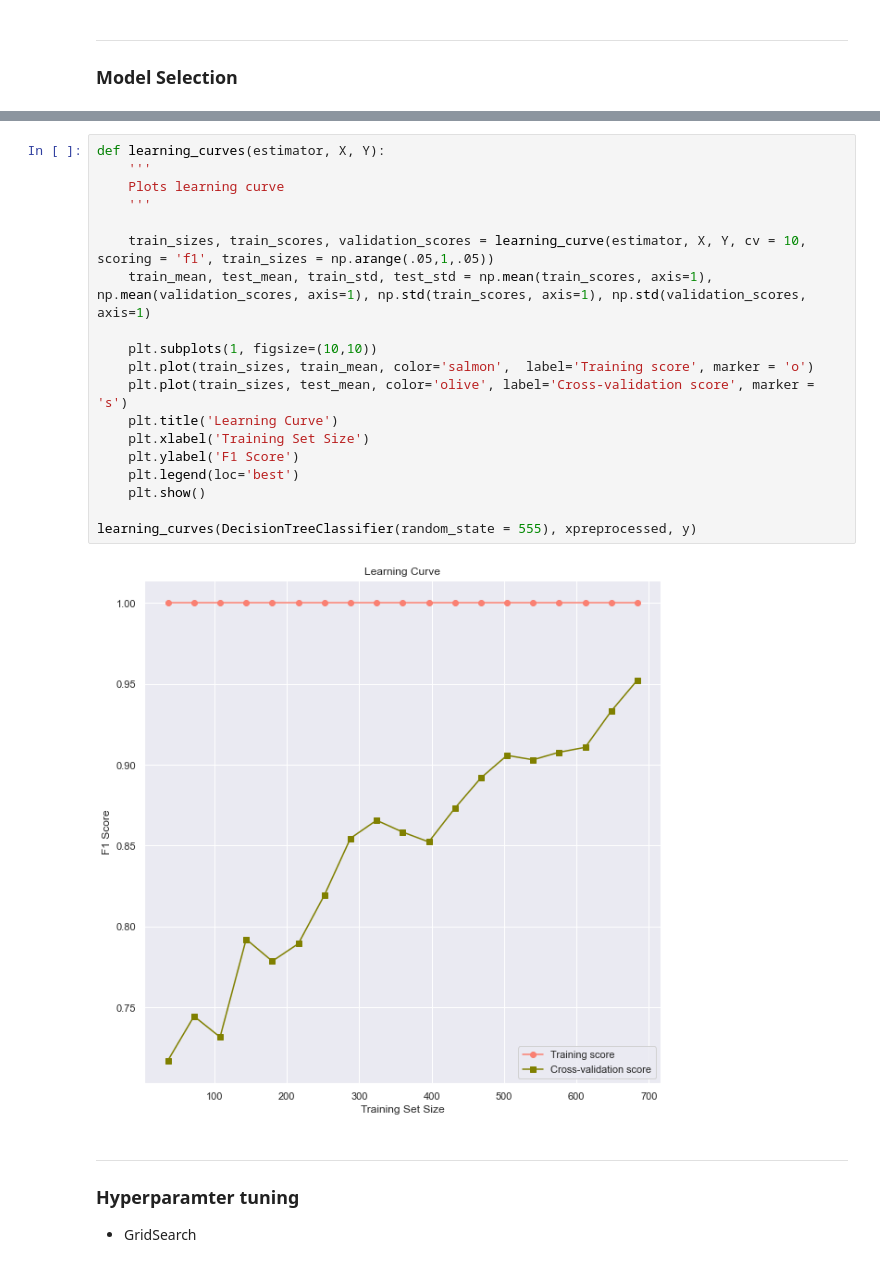
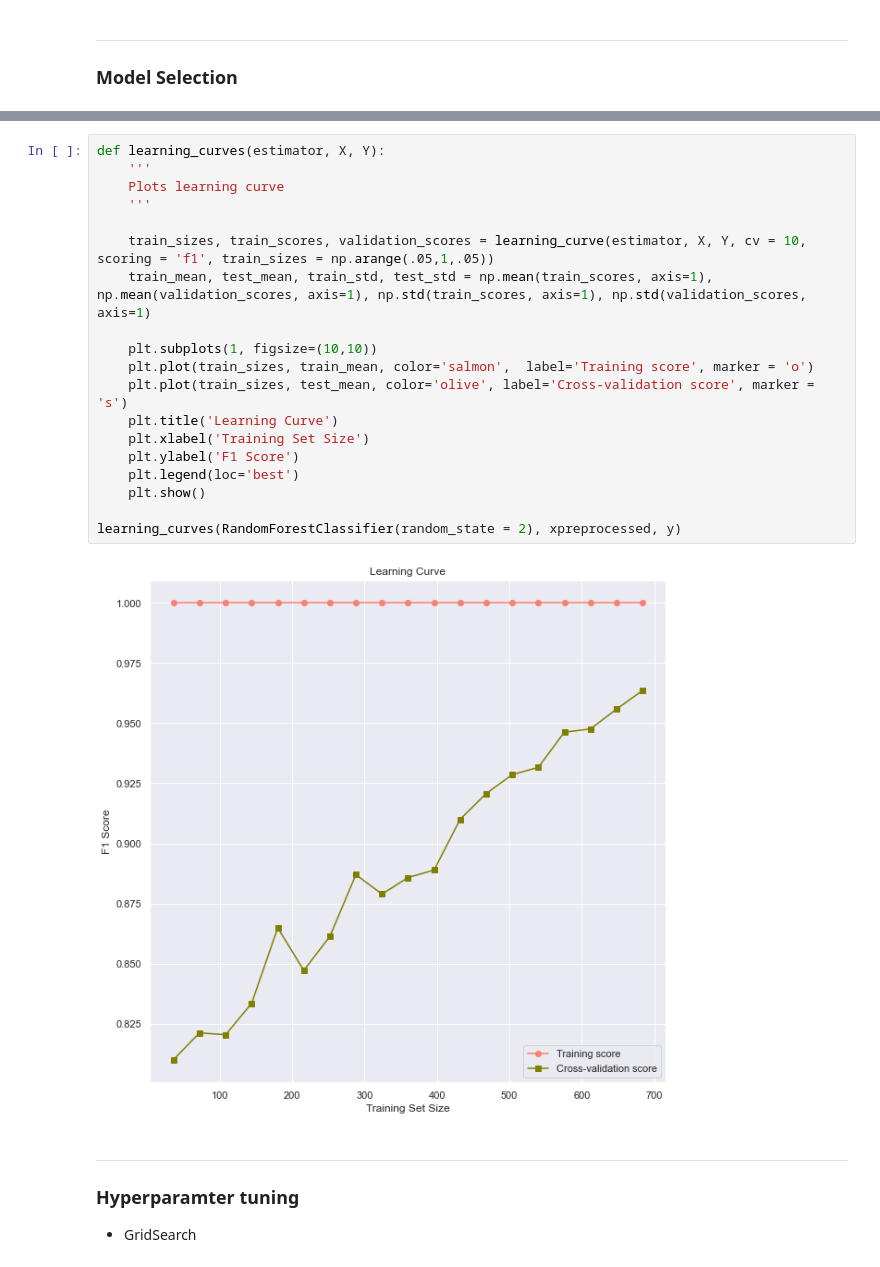
Before and after one commit to lstk44/TheSmithParasiteNOVA, a Jupyter notebook: ParasiteNotebook.ipynb, the cells around one changed output, grey strips where cells are left out. Cells and saved outputs as stored; diff of their text form.

```diff
--- a/ParasiteNotebook.ipynb
+++ b/ParasiteNotebook.ipynb
@@ -384,24 +354,24 @@ roc_auc(classifiers, xtrain_rfe, ytrain, xval_rfe, yval)
 # %%
 def learning_curves(estimator, X, Y):
     '''
     Plots learning curve
     '''
 
     train_sizes, train_scores, validation_scores = learning_curve(estimator, X, Y, cv = 10, scoring = 'f1', train_sizes = np.arange(.05,1,.05))
     train_mean, test_mean, train_std, test_std = np.mean(train_scores, axis=1), np.mean(validation_scores, axis=1), np.std(train_scores, axis=1), np.std(validation_scores, axis=1)
 
     plt.subplots(1, figsize=(10,10))
     plt.plot(train_sizes, train_mean, color='salmon',  label='Training score', marker = 'o')
     plt.plot(train_sizes, test_mean, color='olive', label='Cross-validation score', marker = 's')
     plt.title('Learning Curve')
     plt.xlabel('Training Set Size')
     plt.ylabel('F1 Score')
     plt.legend(loc='best')
     plt.show()
 
-learning_curves(DecisionTreeClassifier(random_state = 555), xpreprocessed, y)
+learning_curves(RandomForestClassifier(random_state = 2), xpreprocessed, y)
 # %% [output]
-[figure, old version]
+[figure, new version]
 # %% [markdown]
 ---
 ### Hyperparamter tuning
```
Also changed, not shown: parts of 13 cells of this notebook.
